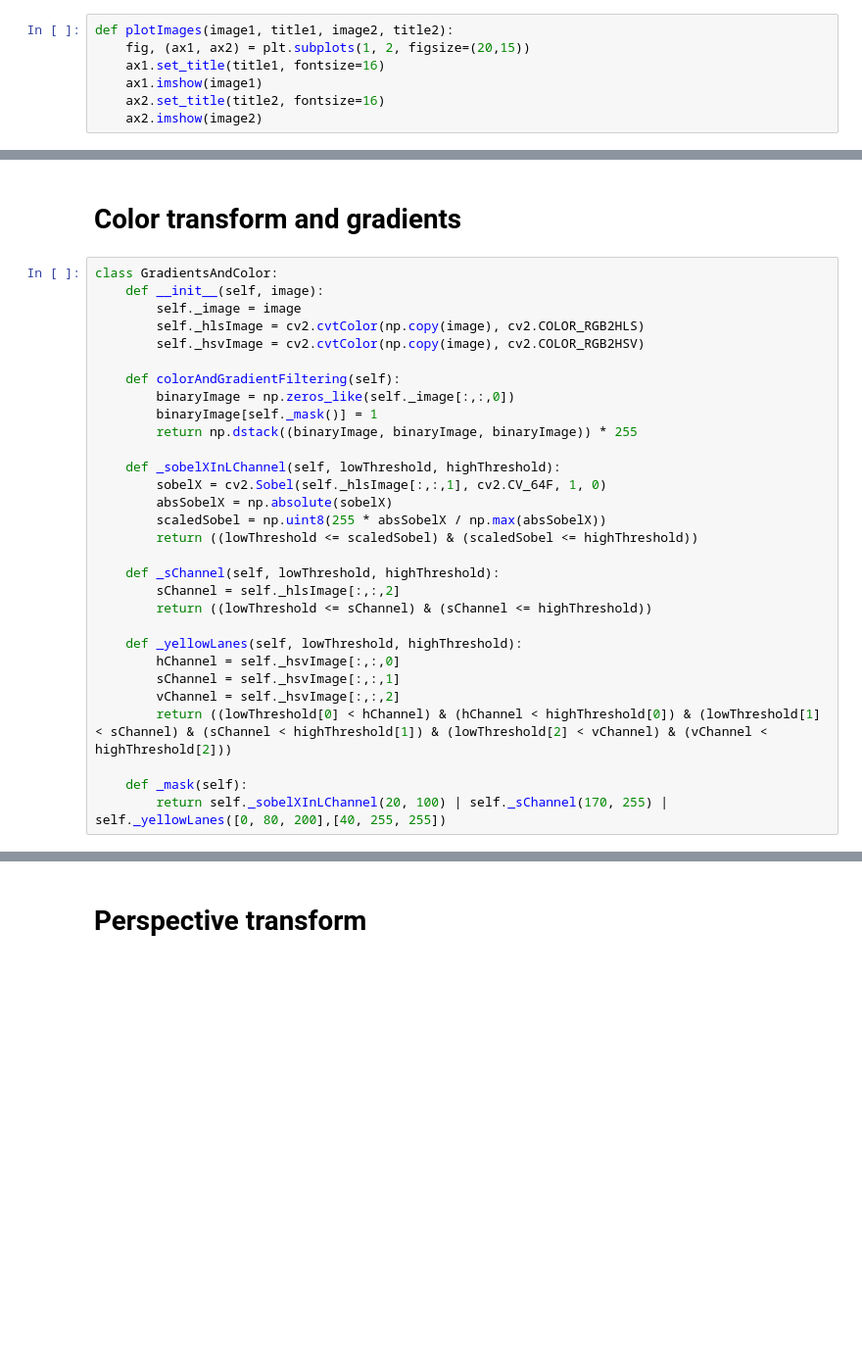
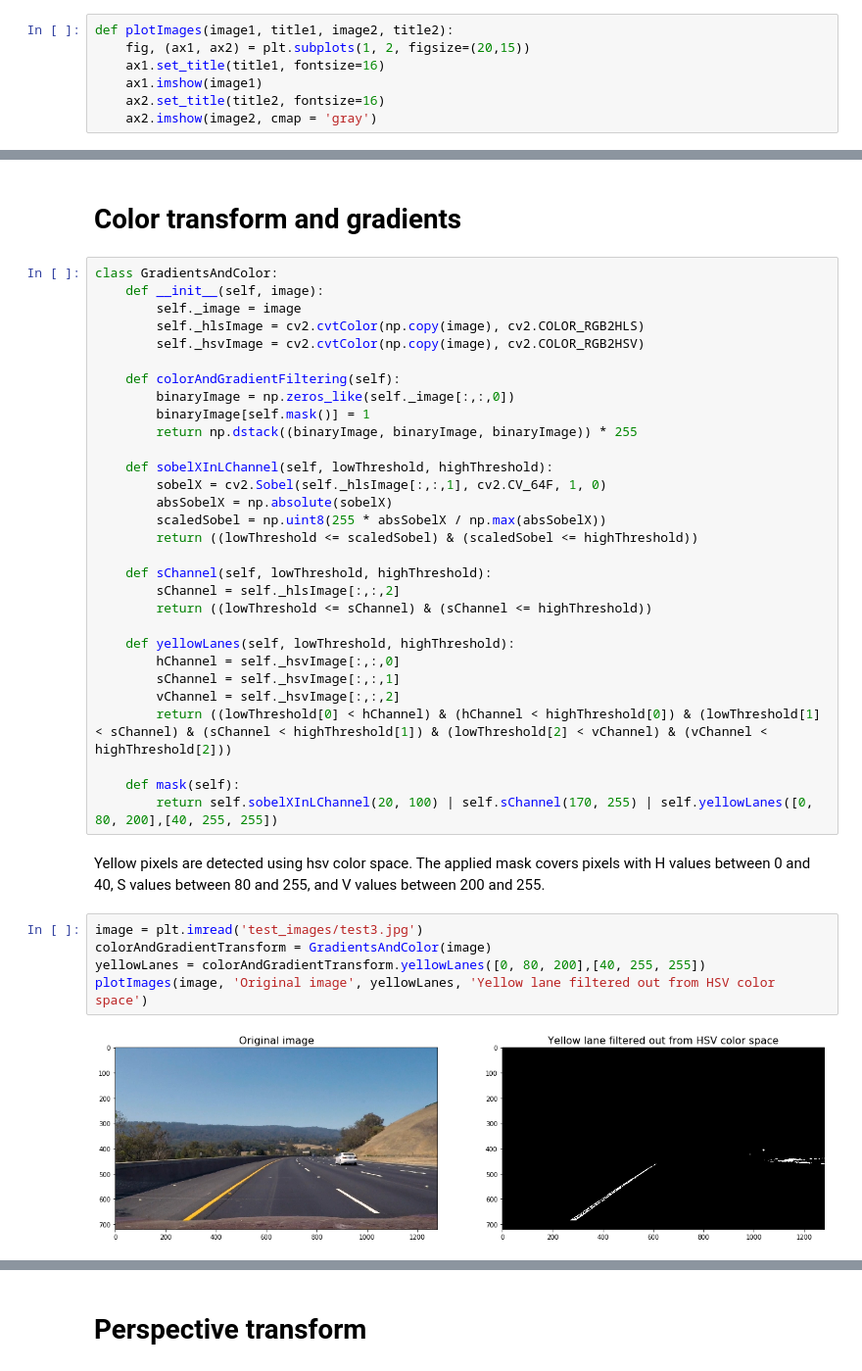
Before and after one commit to serszab/AdvancedLaneFinding, a Jupyter notebook: mySolution.ipynb, the cells around one changed output, grey strips where cells are left out. Shown at 98% size. Cells and saved outputs as stored; diff of their text form; blank space fills up the shorter version.

Commit message:
Create images for explanation

```diff
--- a/mySolution.ipynb
+++ b/mySolution.ipynb
@@ -75,7 +75,7 @@ def plotImages(image1, title1, image2, title2):
     ax1.set_title(title1, fontsize=16)
     ax1.imshow(image1)
     ax2.set_title(title2, fontsize=16)
-    ax2.imshow(image2)
+    ax2.imshow(image2, cmap = 'gray')
 # %%
 image1 = plt.imread('camera_cal/calibration1.jpg')
 image2 = camera.undistort(image1)
@@ -93,24 +93,33 @@ class GradientsAndColor:
 
     def colorAndGradientFiltering(self):
         binaryImage = np.zeros_like(self._image[:,:,0])
-        binaryImage[self._mask()] = 1
+        binaryImage[self.mask()] = 1
         return np.dstack((binaryImage, binaryImage, binaryImage)) * 255
 
-    def _sobelXInLChannel(self, lowThreshold, highThreshold):
+    def sobelXInLChannel(self, lowThreshold, highThreshold):
         sobelX = cv2.Sobel(self._hlsImage[:,:,1], cv2.CV_64F, 1, 0)
         absSobelX = np.absolute(sobelX)
         scaledSobel = np.uint8(255 * absSobelX / np.max(absSobelX))
         return ((lowThreshold <= scaledSobel) & (scaledSobel <= highThreshold))
 
-    def _sChannel(self, lowThreshold, highThreshold):
+    def sChannel(self, lowThreshold, highThreshold):
         sChannel = self._hlsImage[:,:,2]
         return ((lowThreshold <= sChannel) & (sChannel <= highThreshold))
 
-    def _yellowLanes(self, lowThreshold, highThreshold):
+    def yellowLanes(self, lowThreshold, highThreshold):
         hChannel = self._hsvImage[:,:,0]
         sChannel = self._hsvImage[:,:,1]
         vChannel = self._hsvImage[:,:,2]
         return ((lowThreshold[0] < hChannel) & (hChannel < highThreshold[0]) & (lowThreshold[1] < sChannel) & (sChannel < highThreshold[1]) & (lowThreshold[2] < vChannel) & (vChannel < highThreshold[2]))
 
-    def _mask(self):
-        return self._sobelXInLChannel(20, 100) | self._sChannel(170, 255) | self._yellowLanes([0, 80, 200],[40, 255, 255])
+    def mask(self):
+        return self.sobelXInLChannel(20, 100) | self.sChannel(170, 255) | self.yellowLanes([0, 80, 200],[40, 255, 255])
+# %% [markdown]
+Yellow pixels are detected using hsv color space. The applied mask covers pixels with H values between 0 and 40, S values between 80 and 255, and V values between 200 and 255.
+# %%
+image = plt.imread('test_images/test3.jpg')
+colorAndGradientTransform = GradientsAndColor(image)
+yellowLanes = colorAndGradientTransform.yellowLanes([0, 80, 200],[40, 255, 255])
+plotImages(image, 'Original image', yellowLanes, 'Yellow lane filtered out from HSV color space')
+# %% [output]
+[figure, added]
```
Also changed, not shown: parts of 21 cells of this notebook, 10 other files.
